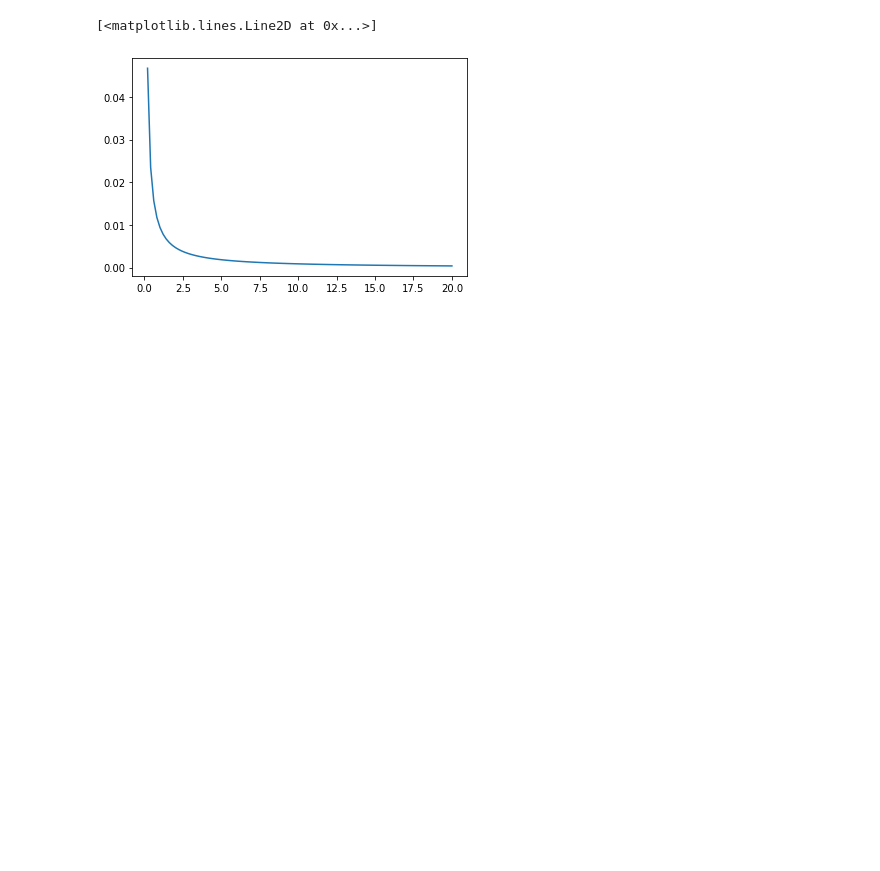
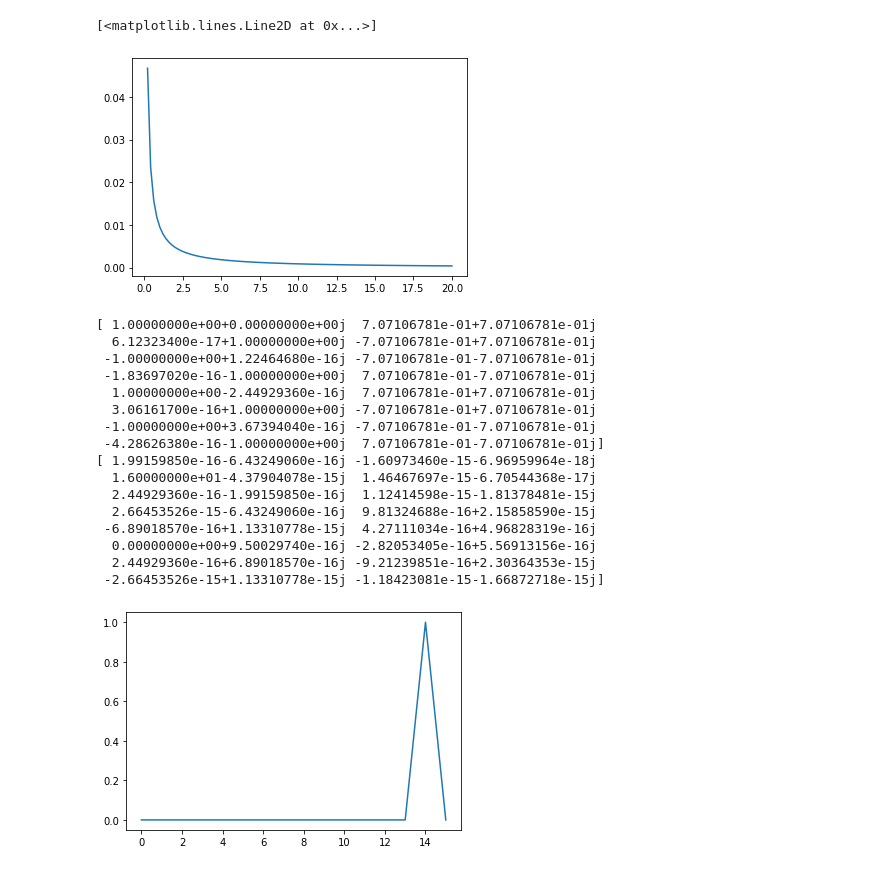
Before and after one commit to Brook1711/RIS-Angular-Domain, a Jupyter notebook: doc/paper_plot.ipynb, the cells around one changed output. Drawn from its saved outputs; the diff is of its cells as text; code cells hidden in the pictures; blank space fills up the shorter version.

```diff
--- a/doc/paper_plot.ipynb
+++ b/doc/paper_plot.ipynb
@@ -54,3 +54,33 @@ import matplotlib as mpl
 import matplotlib.pyplot as plt
 
 a = np.random.randn(10000,2).view(np.complex128)*np.power(2,-1/2)
+# %%
+import numpy as np
+import math, cmath
+import matplotlib as mpl
+import matplotlib.pyplot as plt
+
+N = 16
+x = np.array(range(N))
+e_seq = np.exp(-1j*2*np.pi*x*-0.125)
+print(e_seq)
+plt.plot(x, np.fft.ifft(e_seq))
+print(np.fft.fft(e_seq))
+# %% [output]
+[ 1.00000000e+00+0.00000000e+00j  7.07106781e-01+7.07106781e-01j
+  6.12323400e-17+1.00000000e+00j -7.07106781e-01+7.07106781e-01j
+ -1.00000000e+00+1.22464680e-16j -7.07106781e-01-7.07106781e-01j
+ -1.83697020e-16-1.00000000e+00j  7.07106781e-01-7.07106781e-01j
+  1.00000000e+00-2.44929360e-16j  7.07106781e-01+7.07106781e-01j
+  3.06161700e-16+1.00000000e+00j -7.07106781e-01+7.07106781e-01j
+ -1.00000000e+00+3.67394040e-16j -7.07106781e-01-7.07106781e-01j
+ -4.28626380e-16-1.00000000e+00j  7.07106781e-01-7.07106781e-01j]
+[ 1.99159850e-16-6.43249060e-16j -1.60973460e-15-6.96959964e-18j
+  1.60000000e+01-4.37904078e-15j  1.46467697e-15-6.70544368e-17j
+  2.44929360e-16-1.99159850e-16j  1.12414598e-15-1.81378481e-15j
+  2.66453526e-15-6.43249060e-16j  9.81324688e-16+2.15858590e-15j
+ -6.89018570e-16+1.13310778e-15j  4.27111034e-16+4.96828319e-16j
+  0.00000000e+00+9.50029740e-16j -2.82053405e-16+5.56913156e-16j
+  2.44929360e-16+6.89018570e-16j -9.21239851e-16+2.30364353e-15j
+ -2.66453526e-15+1.13310778e-15j -1.18423081e-15-1.66872718e-15j]
+[figure, added]
```
Also changed, not shown: parts of 1 cell of this notebook, 2 other files.
